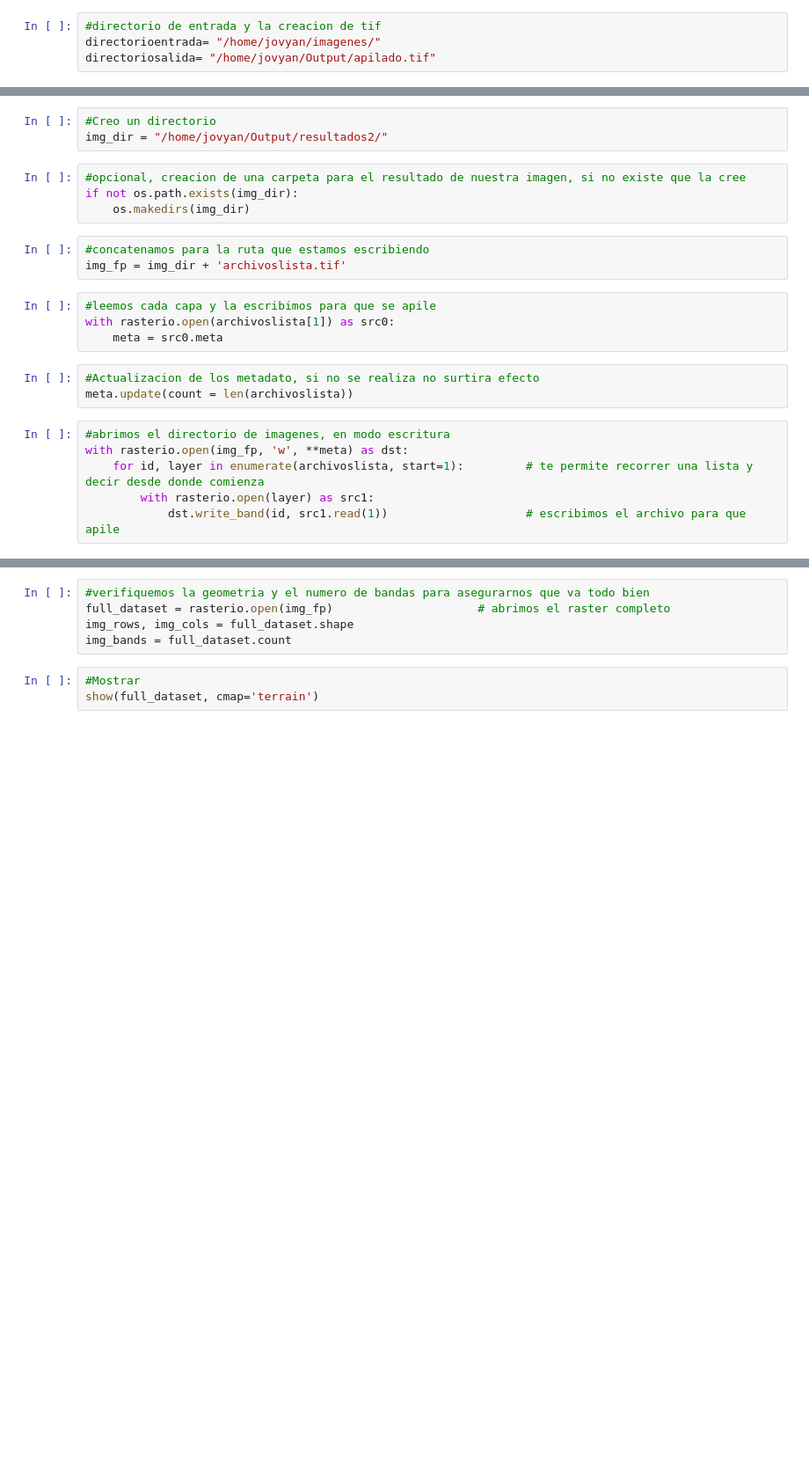
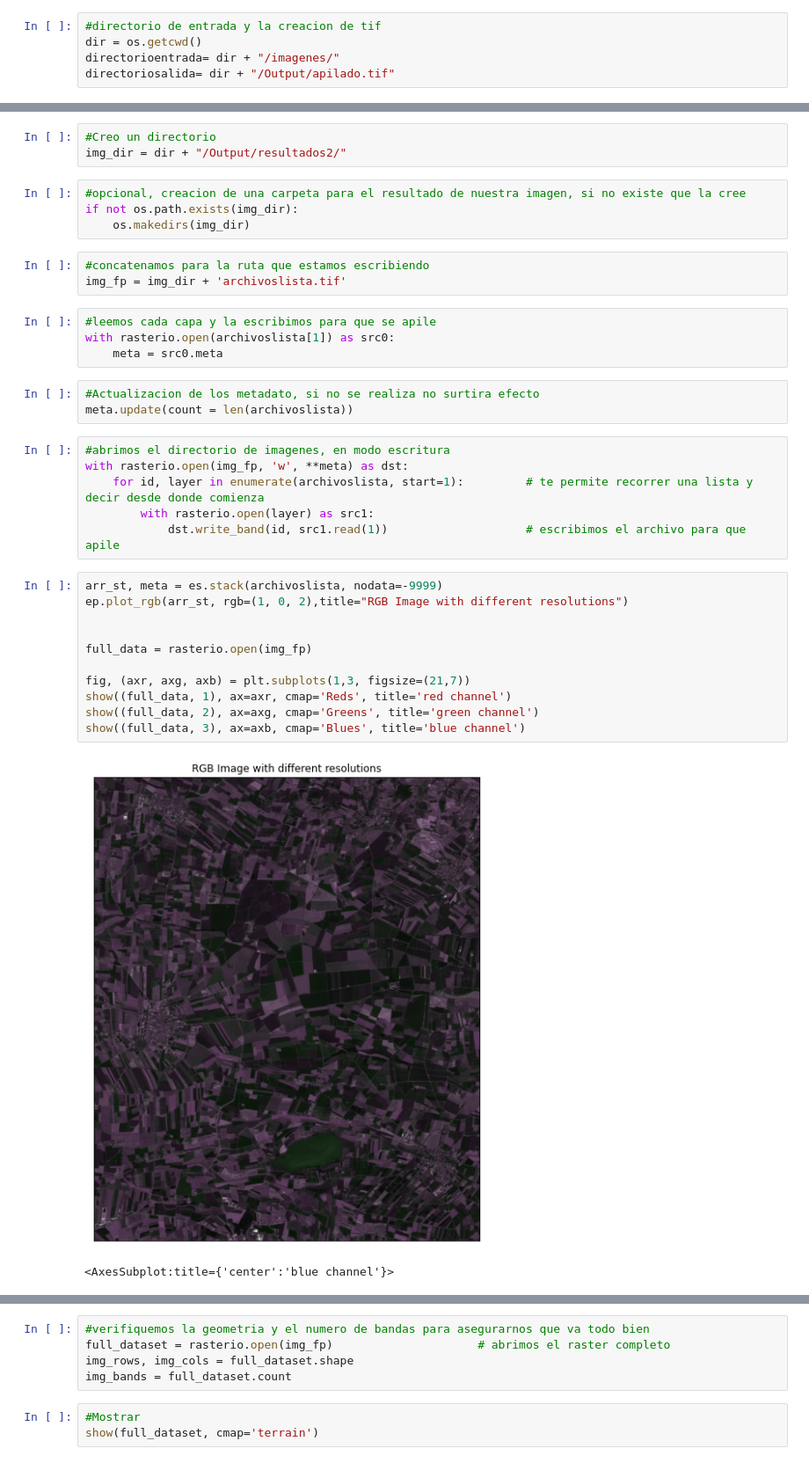
Before and after one commit to mavsonnen/BinderTester, a Jupyter notebook: 3_Stackering.ipynb, the cells around one changed output, grey strips where cells are left out. Shown at 88% size. Cells and saved outputs as stored; diff of their text form; blank space fills up the shorter version.

```diff
--- a/3_Stackering.ipynb
+++ b/3_Stackering.ipynb
@@ -8,7 +12,8 @@ from rasterio.plot import show
 # %%
 #directorio de entrada y la creacion de tif
-directorioentrada= "/home/jovyan/imagenes/"
-directoriosalida= "/home/jovyan/Output/apilado.tif"
+dir = os.getcwd()
+directorioentrada= dir + "/imagenes/"
+directoriosalida= dir + "/Output/apilado.tif"
 # %%
 #creamos un criterio de busqueda para el archivo
 criteriobusqueda =  "B*.tif"
@@ -24,6 +35,6 @@ archivoslista
 # %%
 #Creo un directorio
-img_dir = "/home/jovyan/Output/resultados2/"
+img_dir = dir + "/Output/resultados2/"
 # %%
 #opcional, creacion de una carpeta para el resultado de nuestra imagen, si no existe que la cree
 if not os.path.exists(img_dir):
@@ -44,3 +55,17 @@ with rasterio.open(img_fp, 'w', **meta) as dst:
     for id, layer in enumerate(archivoslista, start=1):         # te permite recorrer una lista y decir desde donde comienza
         with rasterio.open(layer) as src1:
             dst.write_band(id, src1.read(1))                    # escribimos el archivo para que apile
+# %%
+arr_st, meta = es.stack(archivoslista, nodata=-9999)
+ep.plot_rgb(arr_st, rgb=(1, 0, 2),title="RGB Image with different resolutions")
+
+
+full_data = rasterio.open(img_fp)
+
+fig, (axr, axg, axb) = plt.subplots(1,3, figsize=(21,7))
+show((full_data, 1), ax=axr, cmap='Reds', title='red channel')
+show((full_data, 2), ax=axg, cmap='Greens', title='green channel')
+show((full_data, 3), ax=axb, cmap='Blues', title='blue channel')
+# %% [output]
+[figure, added]
+<AxesSubplot:title={'center':'blue channel'}>
```
Also changed, not shown: parts of 6 cells of this notebook, 14 other files.
